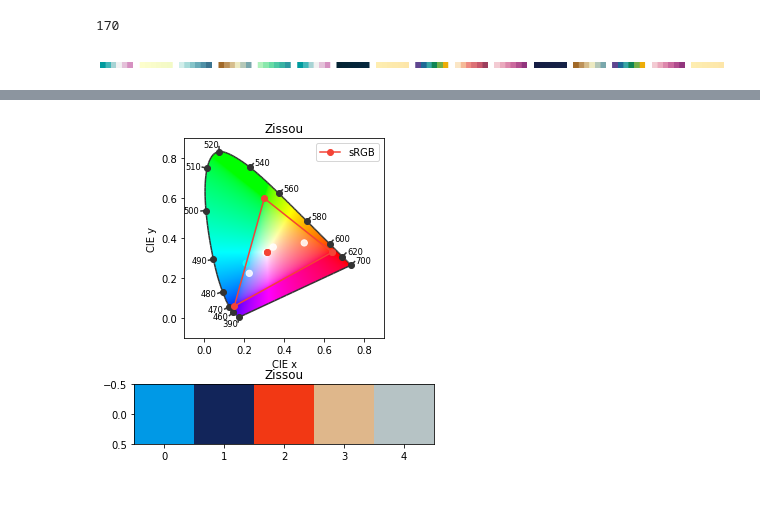
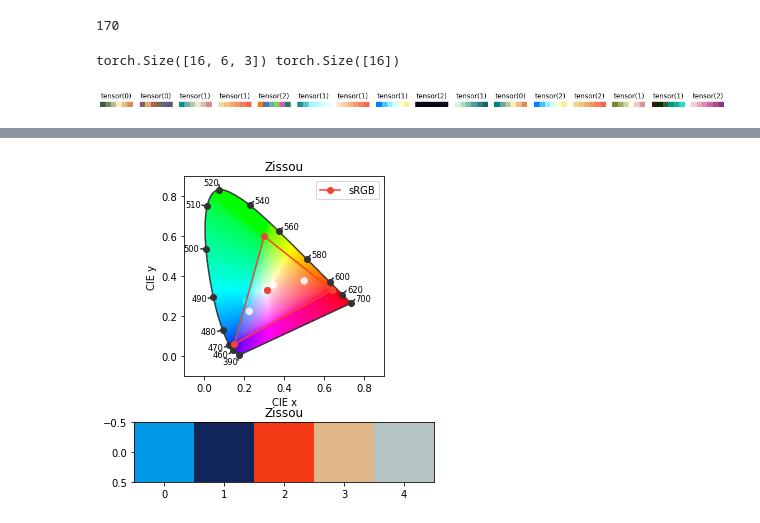
Before and after one commit to Steffanic/SwatchTransformer, a Jupyter notebook: ColorSwatchTransformer.ipynb, the cells around one changed output, grey strips where cells are left out. Cells and saved outputs as stored; diff of their text form; code cells hidden in the pictures; blank space fills up the shorter version.

```diff
--- a/ColorSwatchTransformer.ipynb
+++ b/ColorSwatchTransformer.ipynb
@@ -68,8 +68,10 @@ NameError: name 'wes' is not defined
 # now lets make a torch dataset that will return a batch of swatches
 # we will use the Zissou palette
 class ColorSwatchDataset(torch.utils.data.Dataset):
-    def __init__(self, palette_names:list, colors:list, swatch_size:int):
+    def __init__(self, palette_names:list, colors:list, palette_types:list, swatch_size:int):
+        self.PALETTE_TYPE_MAP={'qualitative':0, 'sequential':1, 'divergent':2}
         self.palette_names = []
+        self.palette_types = []
         self.colors = []
         self.swatch_size = swatch_size
         for i in range(len(colors)):
@@ -80,17 +82,20 @@ class ColorSwatchDataset(torch.utils.data.Dataset):
             else:
                 self.palette_names.append(palette_names[i])
                 self.colors.append(colors[i][:self.swatch_size])
+                self.palette_types.append(self.PALETTE_TYPE_MAP[palette_types[i]])
         print(self.colors)
         self.colors = torch.tensor(self.colors, dtype=torch.float32)
         self.colors = self.colors / 255.0
+        self.palette_types = torch.tensor(self.palette_types, dtype=torch.long)
 
     def __len__(self):
         return len(self.palette_names)
 
     def __getitem__(self, idx):
-        return self.colors[idx] # return a single color swatch
+        # return the color swatch and its type
+        return self.colors[idx], self.palette_types[idx]
 # %%
-colorSwatchData = ColorSwatchDataset([x[0] for x in all_palettes], [x[1] for x in all_palettes], 6)
+colorSwatchData = ColorSwatchDataset([x[0] for x in all_palettes], [x[1] for x in all_palettes], [x[2] for x in all_palettes] ,6)
 # %% [output]
 [[[36, 86, 104], [15, 114, 121], [13, 143, 129], [57, 171, 126], [110, 197, 116], [169, 220, 103]], [[75, 41, 145], [135, 44, 162], [192, 54, 157], [234, 79, 136], [250, 120, 118], [246, 169, 122]], [ ...
 # %%
@@ -100,22 +105,25 @@ print(len(colorSwatchData))
 # %%
 # now lets make a dataloader to load the data
 colorSwatchLoader = torch.utils.data.DataLoader(colorSwatchData, batch_size=16, shuffle=True)
 
 # now lets make a function to show the swatches
 def showSwatches(swatch_batch):
     plt.figure(figsize=(20,10))
-    for i in range(swatch_batch.shape[0]):
-        plt.subplot(1,swatch_batch.shape[0],i+1)
-        plt.imshow(swatch_batch[i].numpy().reshape(1,-1,3))
+    for i in range(len(swatch_batch[0])):
+        plt.subplot(1,len(swatch_batch[0]),i+1)
+        plt.imshow(swatch_batch[0][i].numpy().reshape(1,-1,3))
+        plt.title(swatch_batch[1][i])
         plt.axis('off')
     plt.show()
 
 # now lets get a batch of swatches and show them
 for swatch_batch in colorSwatchLoader:
+    print(swatch_batch[0].shape, swatch_batch[1].shape)
     showSwatches(swatch_batch)
     break
 # %% [output]
+torch.Size([16, 6, 3]) torch.Size([16])
-[figure, old version]
+[figure, new version]
 # %%
 # Lets make a transformer-based model to predict the next color in the swatch
 # using torch.nn.Transformer
```
Also changed, not shown: parts of 10 cells of this notebook, 3 other files.
